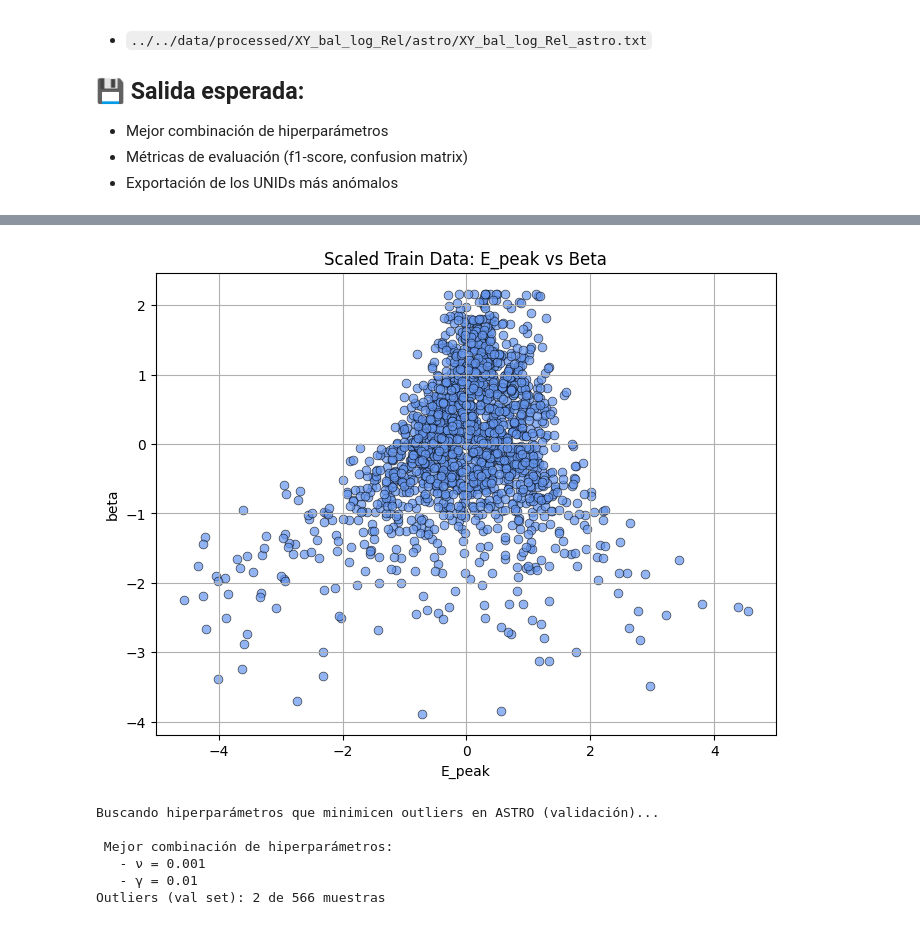
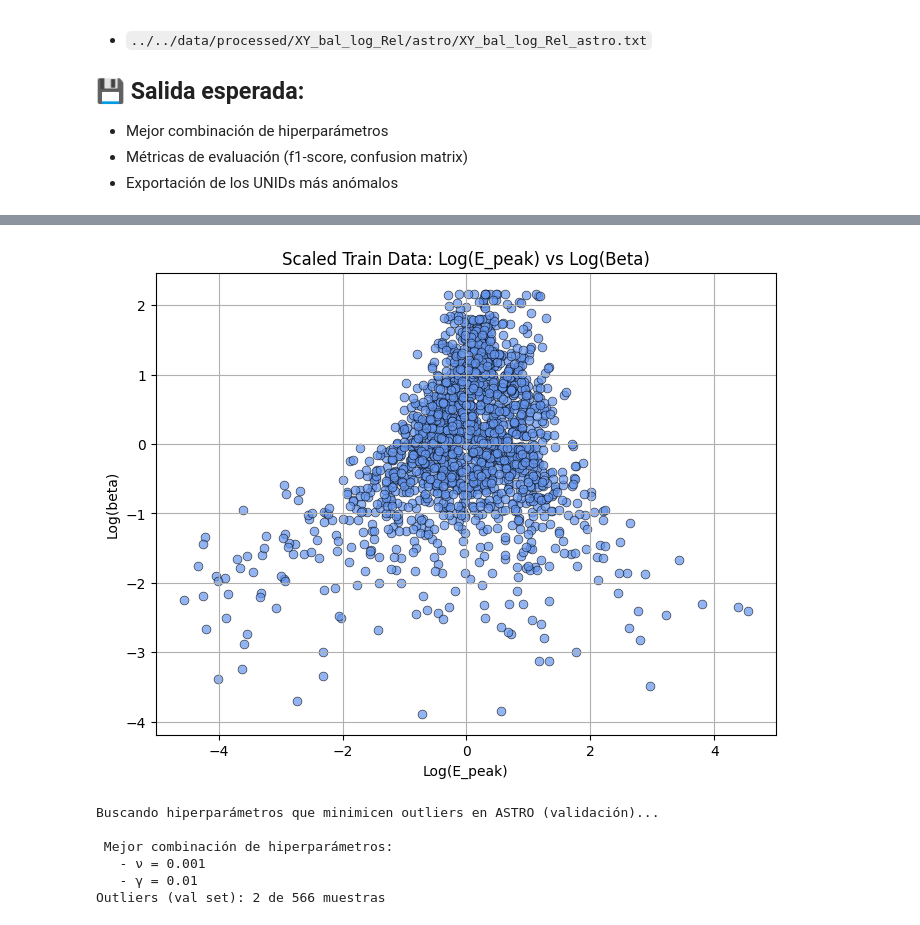
Before and after one commit to martacanirome4/DarkMatter_ML_TFG, a Jupyter notebook: notebooks/3_modelos_finales/3_OCSVM_2F_astro_pred_unids.ipynb, the cells around one changed output, grey strips where cells are left out. Saved outputs shown, nothing was run; the diff lists cells and outputs as text; code cells hidden in the pictures.

```diff
--- a/notebooks/3_modelos_finales/3_OCSVM_2F_astro_pred_unids.ipynb
+++ b/notebooks/3_modelos_finales/3_OCSVM_2F_astro_pred_unids.ipynb
@@ -47,7 +47,7 @@ from sklearn.preprocessing import StandardScaler, MinMaxScaler
 from sklearn.metrics import f1_score
 # %%
 # Cargar dataset
-data_path = "../../data/processed/XY_bal_log_Rel/astro/XY_bal_log_Rel_astro.txt"
+data_path = "../../data/processed/XY_bal_log_Rel/astro/astro_df.txt"
 df_astro = pd.read_csv(data_path, sep='\s+')
 
 df_astro = df_astro.rename(columns={"0,1=astro,DM": "class"})
@@ -67,8 +67,8 @@ df_astro.head()
 | 4 | 0.326110 | -1.100179 | 1.624932 | -0.528753 | 0.0 |
 # %%
 # --- Selección de características ---
-features = ['E_peak', 'beta']
-target = 'class'
+features = ['Log(E_peak)', 'Log(beta)']
+target = 'astro_DM'
 
 print(f"Features seleccionadas: {features}")
 print(f"Columna objetivo: {target}")
@@ -120,6 +120,6 @@ plt.show()
 # %%
 X = df_astro[features].values
-y = df_astro["class"].values
+y = df_astro[target].values
 
 # SPLIT: Train / Val / Test
 # 60% train, 20% val, 20% test
@@ -137,22 +137,22 @@ X_test_scaled = scaler.transform(X_test)
 # %%
 # Comprobamos que los datos están bien escalados
 plt.figure(figsize=(8, 6))
 
 sns.scatterplot(
     x=X_train_scaled[:, 0],
     y=X_train_scaled[:, 1],
     color="cornflowerblue",  # "skyblue" "cornflowerblue"
     edgecolor='k',
     alpha=0.7,
     s=40
 )
-plt.title("Scaled Train Data: E_peak vs Beta")
-plt.xlabel("E_peak")
-plt.ylabel("beta")
+plt.title("Scaled Train Data: Log(E_peak) vs Log(Beta)")
+plt.xlabel("Log(E_peak)")
+plt.ylabel("Log(beta)")
 plt.grid(True)
 plt.show()
 # %% [output]
-[figure, old version]
+[figure, new version]
 # %%
 # Hiperparámetros a explorar
 nu_values = [0.001, 0.002, 0.005, 0.01, 0.02, 0.05]
```
Also changed, not shown: parts of 7 cells of this notebook, 23 other files.
